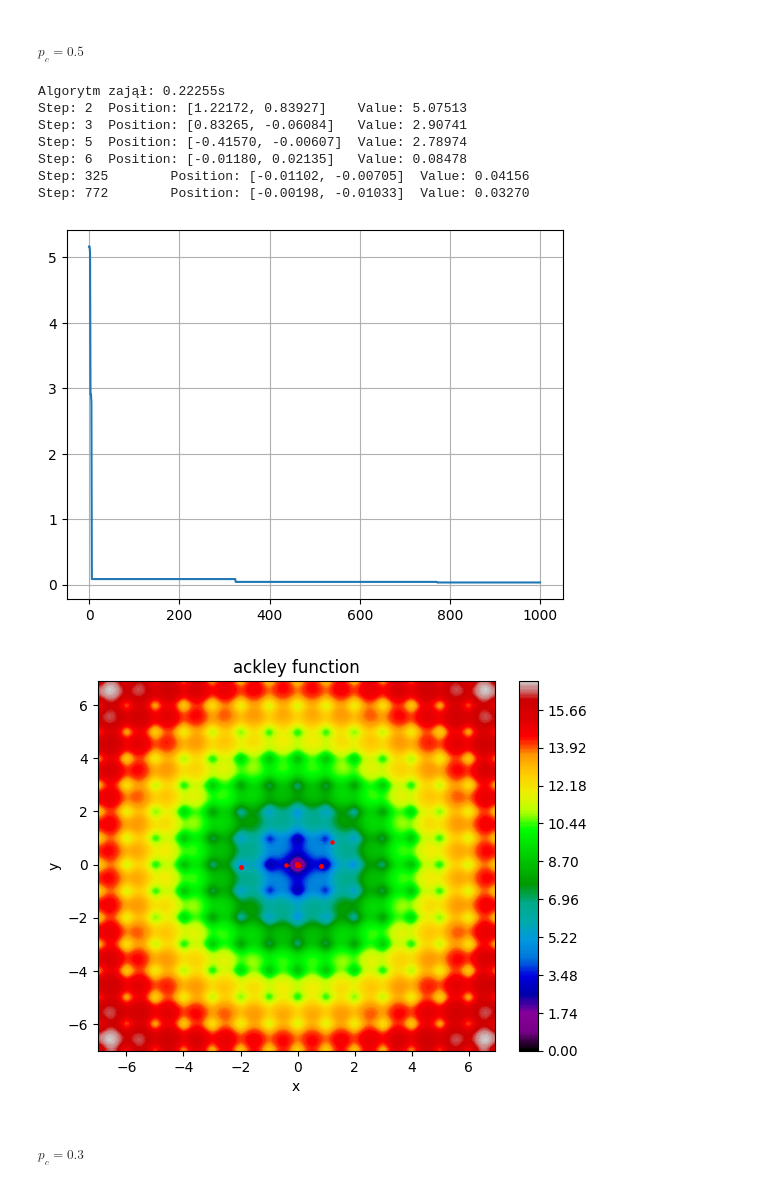
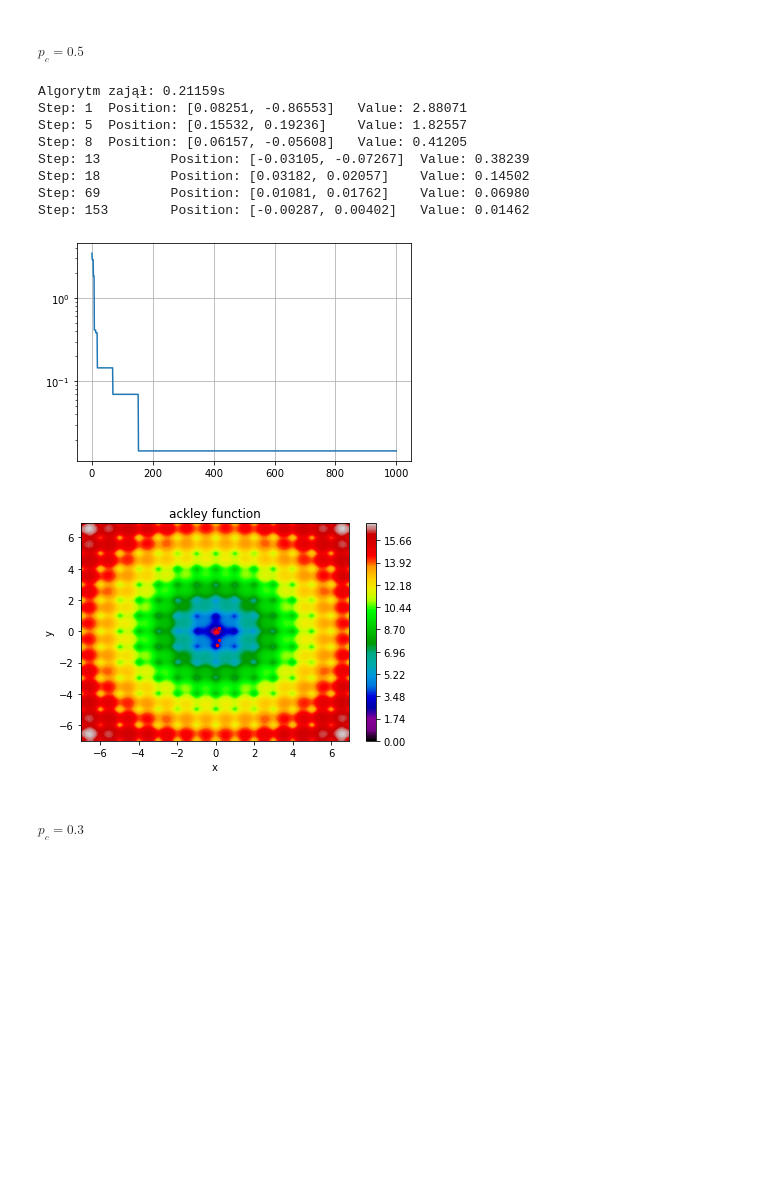
Before and after one commit to dbarania/WSI, a Jupyter notebook: solutions/E2/Zadanie_2.ipynb, the cells around one changed output. Cells and saved outputs as stored; diff of their text form; code cells hidden in the pictures; blank space fills up the shorter version.

```diff
--- a/solutions/E2/Zadanie_2.ipynb
+++ b/solutions/E2/Zadanie_2.ipynb
@@ -171,7 +171,7 @@ mutation_strength = 0.3
 crossover_probability =  0.1
 
 population = generate_population(population_size,restrictions)
-trace = evolutionary_algorithm(func,population,iterations,mutation_strength,crossover_probability)
+t = evolutionary_algorithm(func,population,iterations,mutation_strength,crossover_probability)
 # %% [markdown]
 ## Funkcje do odczytywania wyników algorytmów
 Znajdowanie lepszego od aktualnie najlepszego osobnika nie zdarza się często, dlatego będą wypisywane tylko te populacje, w których doszło do poprawienia wyniku. Do wizualizacji wybrano wykres wartości najlepszego osobnika w skali logarytmicznej w zależności od numeru iteracji oraz mapę rzutującą pozycje punktu na funkcji.
@@ -910,7 +895,7 @@ Step: 807        Position: [-3.78182, -3.27770]  Value: 0.00208
 # %% [markdown]
 ##### $p_c=0.3$
 # %%
-mutation_strength = 0.3
+crossover_probability = 0.3
 
 population = generate_population(size,restrictions)
 t1 = time.time()
@@ -937,7 +925,7 @@ Step: 576        Position: [3.58717, -1.84864]   Value: 0.00039
 # %% [markdown]
 ##### $p_c=0.1$
 # %%
-mutation_strength = 0.1
+crossover_probability = 0.1
 
 population = generate_population(size,restrictions)
 t1 = time.time()
@@ -959,7 +948,7 @@ Step: 315        Position: [3.58360, -1.84723]   Value: 0.00004
 # %% [markdown]
 ##### $p_c=0.01$
 # %%
-mutation_strength = 0.01
+crossover_probability = 0.01
 
 population = generate_population(size,restrictions)
 t1 = time.time()
@@ -996,26 +973,27 @@ Step: 242        Position: [2.99998, 1.99987]    Value: 0.00000
 # %% [markdown]
 ##### $p_c=0.5$
 # %%
-mutation_strength = 0.5
+crossover_probability = 0.5
 
 population = generate_population(size,restrictions)
 t1 = time.time()
 trace = evolutionary_algorithm(ackley_function,population,iterations,mutation_strength,crossover_probability)
 t2 = time.time()
 print(f"Algorytm zajął: {t2-t1:.5f}s")
 print_trace(trace)
 plot_values(trace)
 plot_trace(ackley_function,trace)
 # %% [output]
-Algorytm zajął: 0.22255s
-Step: 2  Position: [1.22172, 0.83927]    Value: 5.07513
-Step: 3  Position: [0.83265, -0.06084]   Value: 2.90741
-Step: 5  Position: [-0.41570, -0.00607]  Value: 2.78974
-Step: 6  Position: [-0.01180, 0.02135]   Value: 0.08478
-Step: 325        Position: [-0.01102, -0.00705]  Value: 0.04156
-Step: 772        Position: [-0.00198, -0.01033]  Value: 0.03270
+Algorytm zajął: 0.21159s
+Step: 1  Position: [0.08251, -0.86553]   Value: 2.88071
+Step: 5  Position: [0.15532, 0.19236]    Value: 1.82557
+Step: 8  Position: [0.06157, -0.05608]   Value: 0.41205
+Step: 13         Position: [-0.03105, -0.07267]  Value: 0.38239
+Step: 18         Position: [0.03182, 0.02057]    Value: 0.14502
+Step: 69         Position: [0.01081, 0.01762]    Value: 0.06980
+Step: 153        Position: [-0.00287, 0.00402]   Value: 0.01462
-[figure, old version]
+[figure, new version]
-[figure, old version]
+[figure, new version]
 # %% [markdown]
 ##### $p_c=0.3$
 # %%
```
Also changed, not shown: parts of 36 cells of this notebook.
